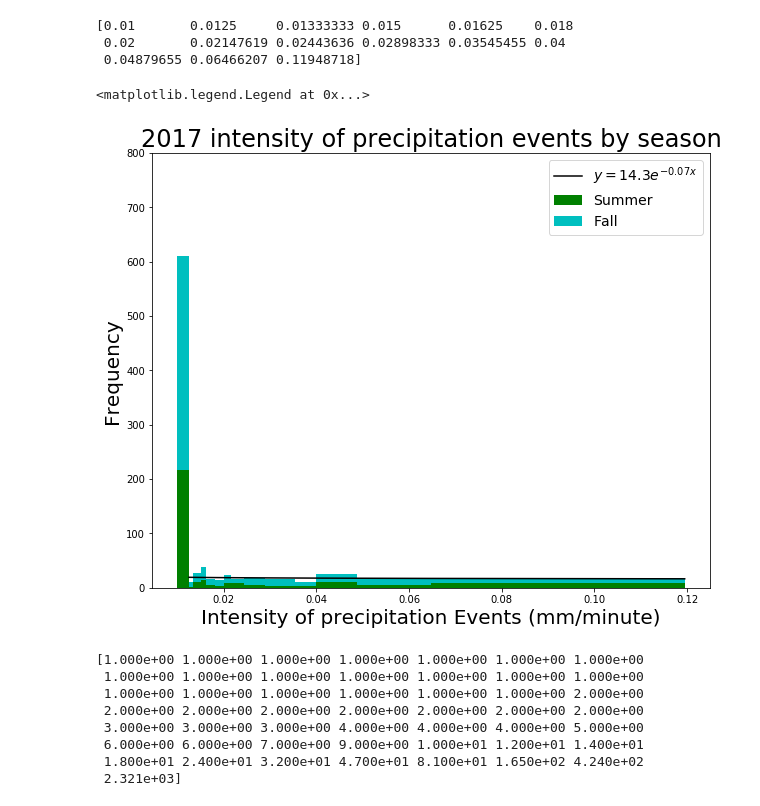
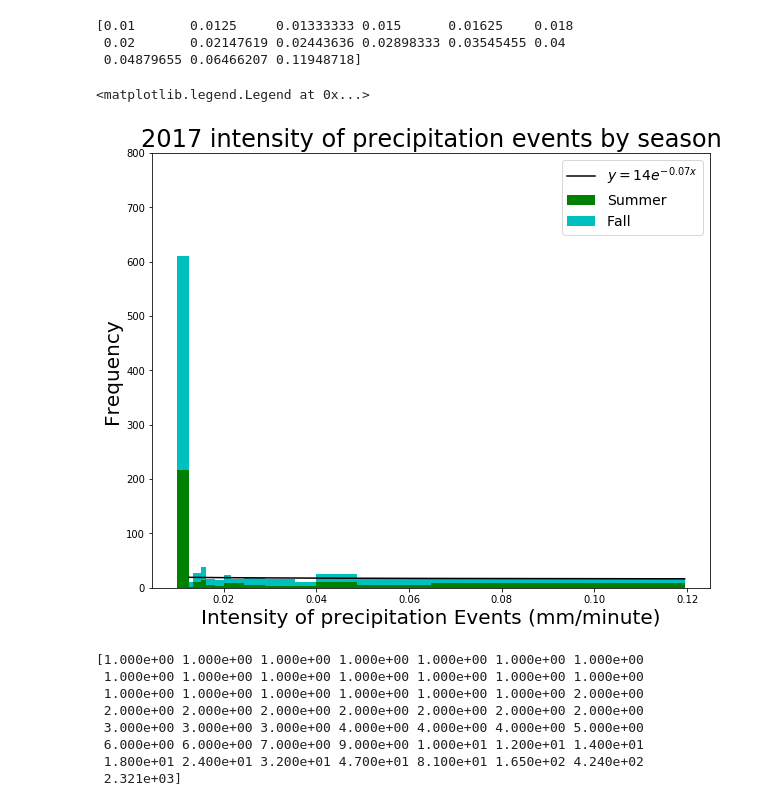
Before and after one commit to zhangt3-e/senior_thesis, a Jupyter notebook: Code/intensity_and_non_precip.ipynb, the cells around one changed output. Cells and saved outputs as stored; diff of their text form; code cells hidden in the pictures.

```diff
--- a/Code/intensity_and_non_precip.ipynb
+++ b/Code/intensity_and_non_precip.ipynb
@@ -189,23 +189,23 @@ print(intensity17)
 # %%
 plt.figure(figsize = (10,8))
 plt.hist([ Su_inten17,Finten17], bins = intensity17, range= (intensity17.min,intensity17.max), color = ['g','c'], stacked =True)
 plt.xlabel('Intensity of precipitation Events (mm/minute)', fontsize = 20)
 #plt.xscale('log')
 plt.ylim(0,800)
 #plt.yscale('log')
 plt.ylabel('Frequency', fontsize = 20)
 plt.title('2017 intensity of precipitation events by season', fontsize = 24)
 #plt.figtext(0.5, 0.5, 'Total Winter Precipitation: ' + str(round(Wtotalprep,2)) + ' mm', fontsize = 14)
 #plt.figtext(0.5, 0.475, 'Total Spring Precipitation: ' + str(round(Sp_totalprep,2)) + ' mm', fontsize = 14)
 #plt.figtext(0.9, 0.45, 'Total Summer Precipitation: ' + str(round(Su_totalprep17)) + ' mm', fontsize = 14, ha = 'right')
 #plt.figtext(0.9, 0.425, 'Total Fall Precipitation: ' + str(round(Ftotalprep17)) + ' mm', fontsize = 14, ha = 'right')
 #plt.figtext(0.9, 0.4, 'Total 2017 Precipitation: ' + str(round(totalprep17)) + ' mm', fontsize = 14,ha='right')
 plt.plot(intens17, int_17coef[1]*np.exp(np.log(intens17)*int_17coef[0]), color = 'k' )
-plt.legend(labels = ['$y = 14.3 e^{-0.07x}$', 'Summer', 'Fall'], fontsize = 14)
+plt.legend(labels = ['$y = 14 e^{-0.07x}$', 'Summer', 'Fall'], fontsize = 14)
 #plt.figtext(0.3, 0.6, 'Exponential fit equation between 2 minutes to 42 minutes: $ y = e^{5.74}*e^{-0.54x}$' )
 # %% [output]
 <matplotlib.legend.Legend at 0x...>
-[figure, old version]
+[figure, new version]
 # %%
 # 2018
 Wprecip18, Wnonprecip18, Wpreciptotal18, Wtotalprep18 = histplot.preciphist(Winter18, len(Winter18), 5000, 1, 1)
```
Also changed, not shown: parts of 1 cell of this notebook, 5 other files.
